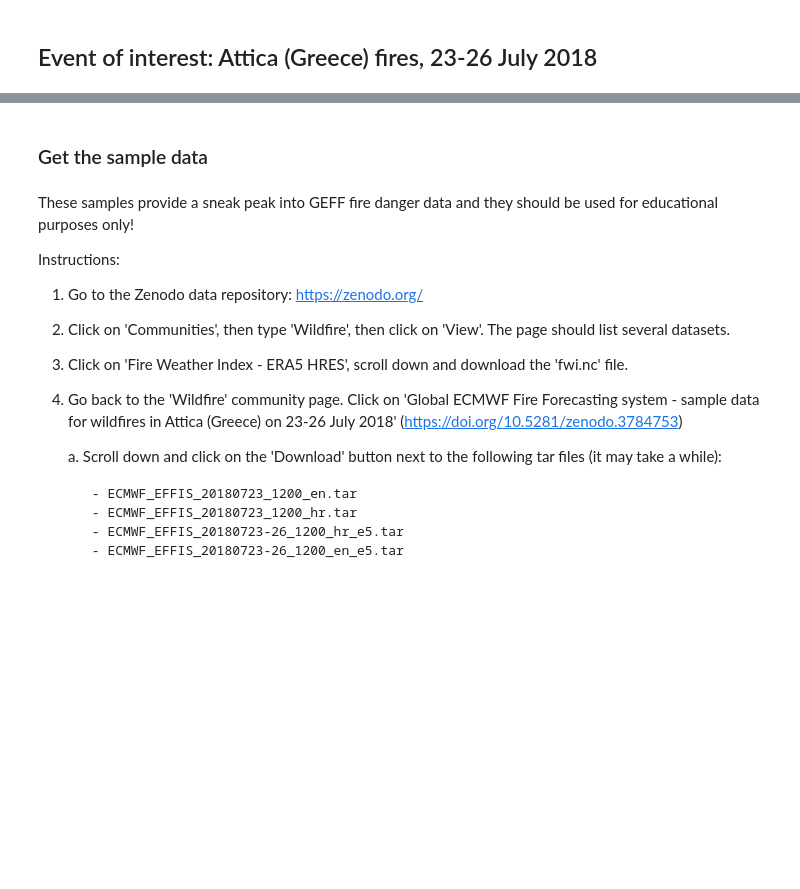
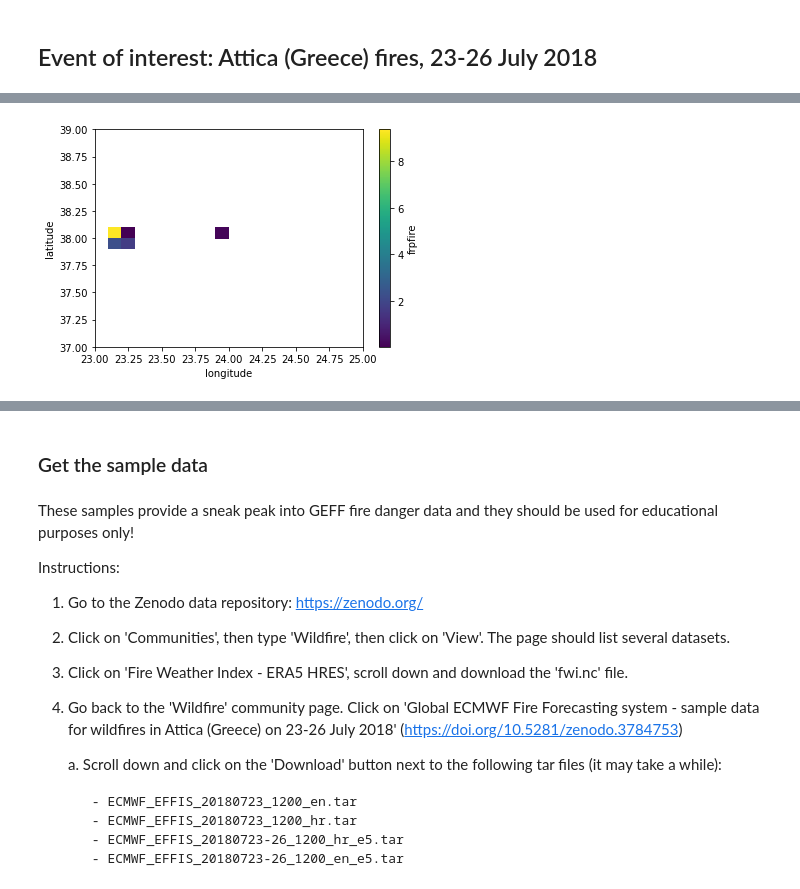
Before and after one commit to cvitolo/geff_notebooks, a Jupyter notebook: 00_data_overview.ipynb, the cells around one changed output, grey strips where cells are left out. Drawn from its saved outputs; the diff is of its cells as text; code cells hidden in the pictures; blank space fills up the shorter version.

```diff
--- a/00_data_overview.ipynb
+++ b/00_data_overview.ipynb
@@ -46,0 +52,13 @@ The tutorials in this series will showcase how to use GEFF/EFFIS data to reprodu
+# %%
+# Where did the fire actually occur?
+# Let's download Fire Radiative Power from CAMS GFAS: https://apps.ecmwf.int/datasets/data/cams-gfas/
+
+# Open fire radiative power dataset
+frp = xr.open_dataset("./eodata/geff/frp_20180701-31.nc")
+# Data have global coverage and are bundled in monthly datacubes, we will need to slice in time and space
+frp = frp.loc[dict(time = slice('2018-07-23', '2018-07-26'), latitude = slice(39, 37), longitude = slice(23, 25))]
+frp = frp.frpfire.mean(dim = "time")
+# Plot mean frpfire array
+frp.where(frp > 0).plot();
+# %% [output]
+[figure, added]
```
Also changed, not shown: parts of 15 cells of this notebook.
